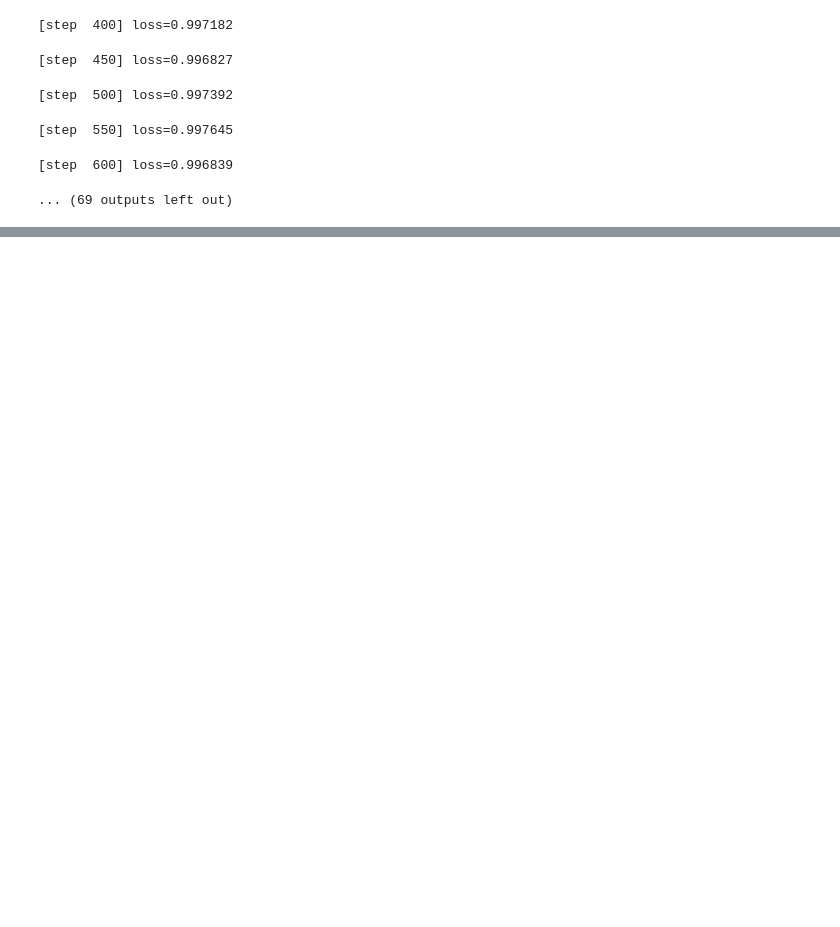
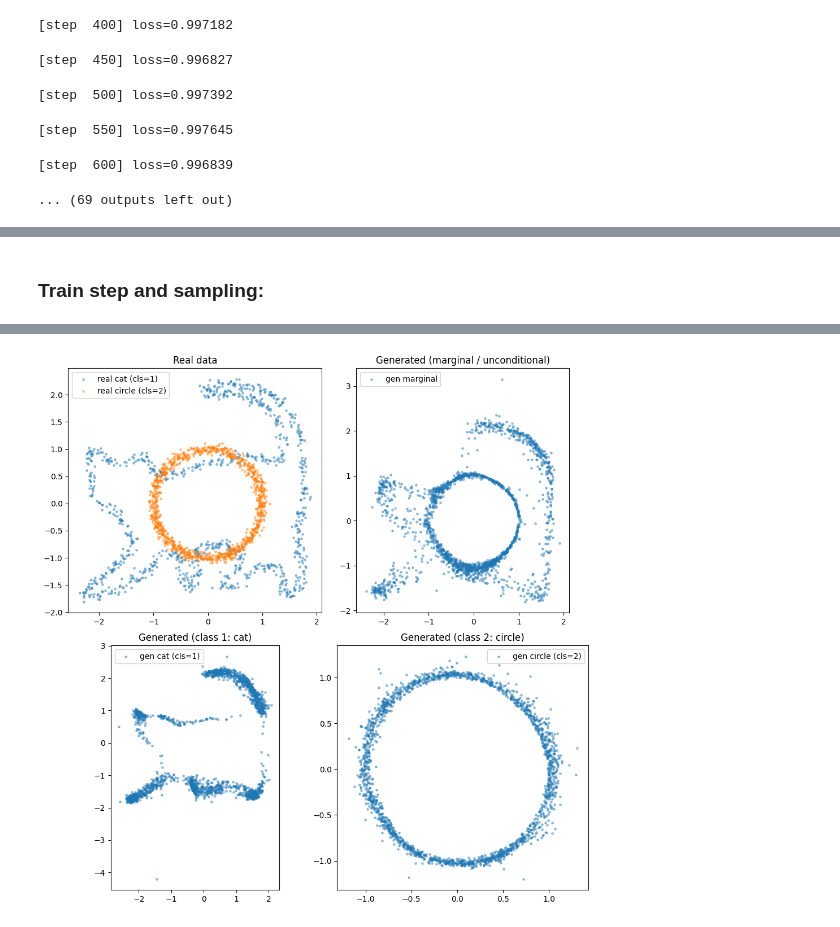
Before and after one commit to tofsi/mean-flows, a Jupyter notebook: mean_flows_demo.ipynb, the cells around one changed output, grey strips where cells are left out. Drawn from its saved outputs; the diff is of its cells as text; code cells hidden in the pictures; blank space fills up the shorter version.

Commit message:
conditional sampling kind of

```diff
--- a/mean_flows_demo.ipynb
+++ b/mean_flows_demo.ipynb
@@ -275,0 +413,2 @@ state = demo_train_and_sample()
+# %% [markdown]
+### Train step and sampling:
@@ -275,0 +478,39 @@ state = demo_train_and_sample()
+# %%
+def train_meanflow(num_steps, batch_size, embeddim, layers, seed,
+                   ratio_of_sampling, distribution, sampler_args, p, omega):
+    rng = random.PRNGKey(seed)
+    rng, k_init = random.split(rng)
+
+    # init_meanflow should create MeanFlowFModelCond with num_classes >= 3
+    state, _ = init_meanflow(k_init, embeddim=embeddim, layers=layers, spacedim=2)
+
+    for step in tqdm(range(1, num_steps + 1)):
+        rng, k_data, k_step, k_log = random.split(rng, 4)
+
+        # NEW: make_batch returns (x, c)
+        x, c = make_batch(k_data, batch_size)  # x: (B,2), c: (B,)
+
+        # training step
+        state = meanflow_train_step(
+            state, k_step, x, c,
+            ratio_of_sampling, distribution, sampler_args, p, omega
+        )
+
+        # quick loss log (non-jitted, fine for logging)
+        loss = algorithm_1(
+            state.apply_fn,
+            state.params,
+            x,
+            c,         # pass classes here too
+            k_log,
+            ratio_of_sampling,
+            distribution,
+            sampler_args,
+            p,
+            omega
+        )
+
+        if step % 400 == 0:
+            print(f"[step {step:4d}] loss={float(loss):.6f}")
+
+    return rng, state
@@ -275,0 +612,3 @@ state = demo_train_and_sample()
+# %%
+state = demo_train_and_sample()
+# %% [output]
@@ -275,0 +625 @@ state = demo_train_and_sample()
+[figure, added]
```
Also changed, not shown: parts of 9 cells of this notebook, 2 other files.
